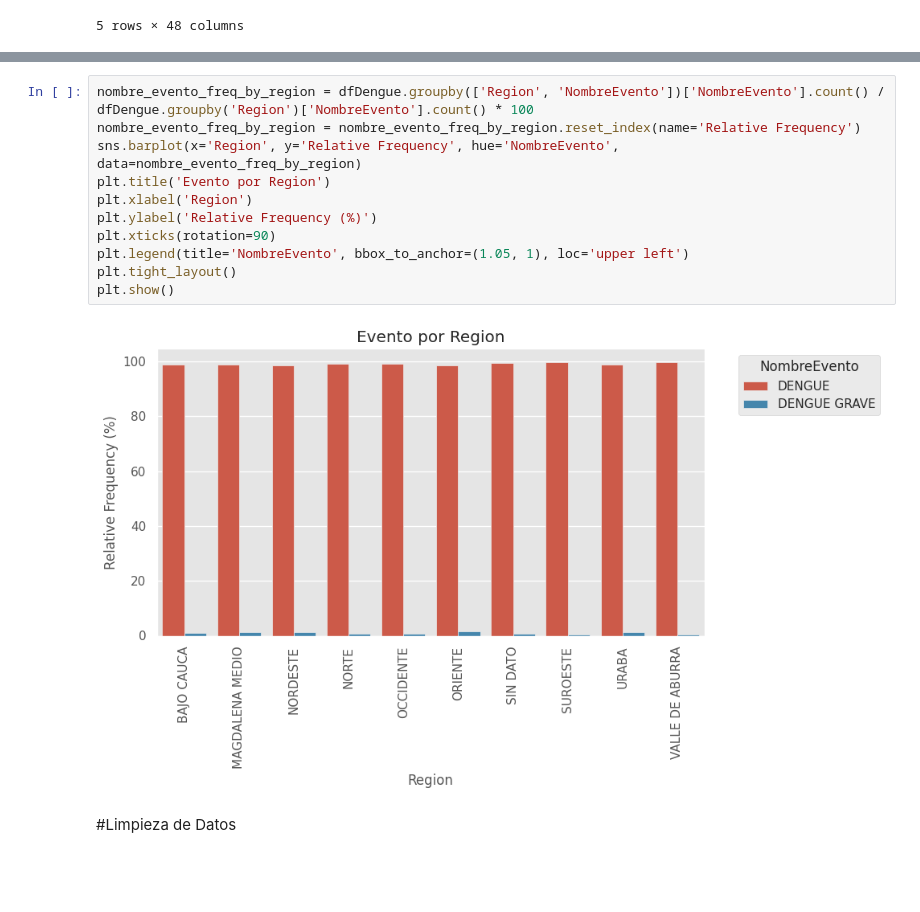
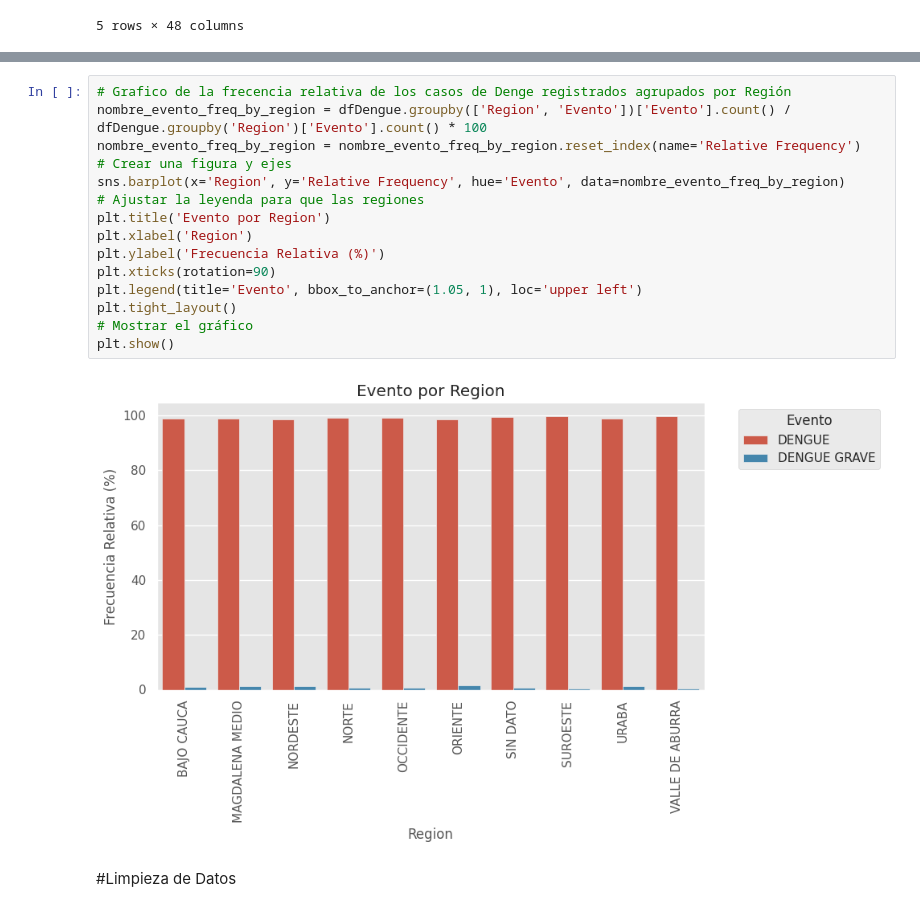
Before and after one commit to cam2149/MachinelearningI, a Jupyter notebook: Examen3_Ejercicio4.ipynb, the cells around one changed output, grey strips where cells are left out. Saved outputs shown, nothing was run; the diff lists cells and outputs as text; blank space fills up the shorter version.

```diff
--- a/Examen3_Ejercicio4.ipynb
+++ b/Examen3_Ejercicio4.ipynb
@@ -198,18 +200,22 @@ plt.show()
 # %% [output]
 [figure]
 # %%
-nombre_evento_freq_by_region = dfDengue.groupby(['Region', 'NombreEvento'])['NombreEvento'].count() / dfDengue.groupby('Region')['NombreEvento'].count() * 100
+# Grafico de la frecencia relativa de los casos de Denge registrados agrupados por Región
+nombre_evento_freq_by_region = dfDengue.groupby(['Region', 'Evento'])['Evento'].count() / dfDengue.groupby('Region')['Evento'].count() * 100
 nombre_evento_freq_by_region = nombre_evento_freq_by_region.reset_index(name='Relative Frequency')
-sns.barplot(x='Region', y='Relative Frequency', hue='NombreEvento', data=nombre_evento_freq_by_region)
+# Crear una figura y ejes
+sns.barplot(x='Region', y='Relative Frequency', hue='Evento', data=nombre_evento_freq_by_region)
+# Ajustar la leyenda para que las regiones
 plt.title('Evento por Region')
 plt.xlabel('Region')
-plt.ylabel('Relative Frequency (%)')
+plt.ylabel('Frecuencia Relativa (%)')
 plt.xticks(rotation=90)
-plt.legend(title='NombreEvento', bbox_to_anchor=(1.05, 1), loc='upper left')
+plt.legend(title='Evento', bbox_to_anchor=(1.05, 1), loc='upper left')
 plt.tight_layout()
+# Mostrar el gráfico
 plt.show()
 # %% [output]
-[figure, old version]
+[figure, new version]
 # %% [markdown]
 #Limpieza de Datos
 # %%
```
Also changed, not shown: parts of 19 cells of this notebook.
